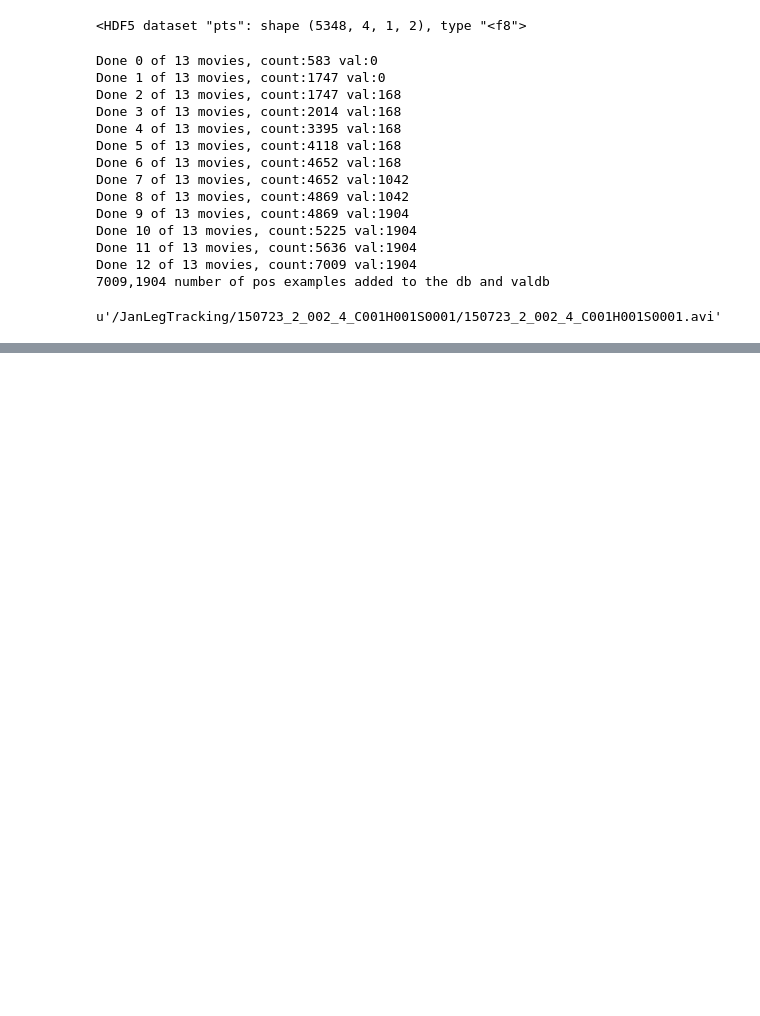
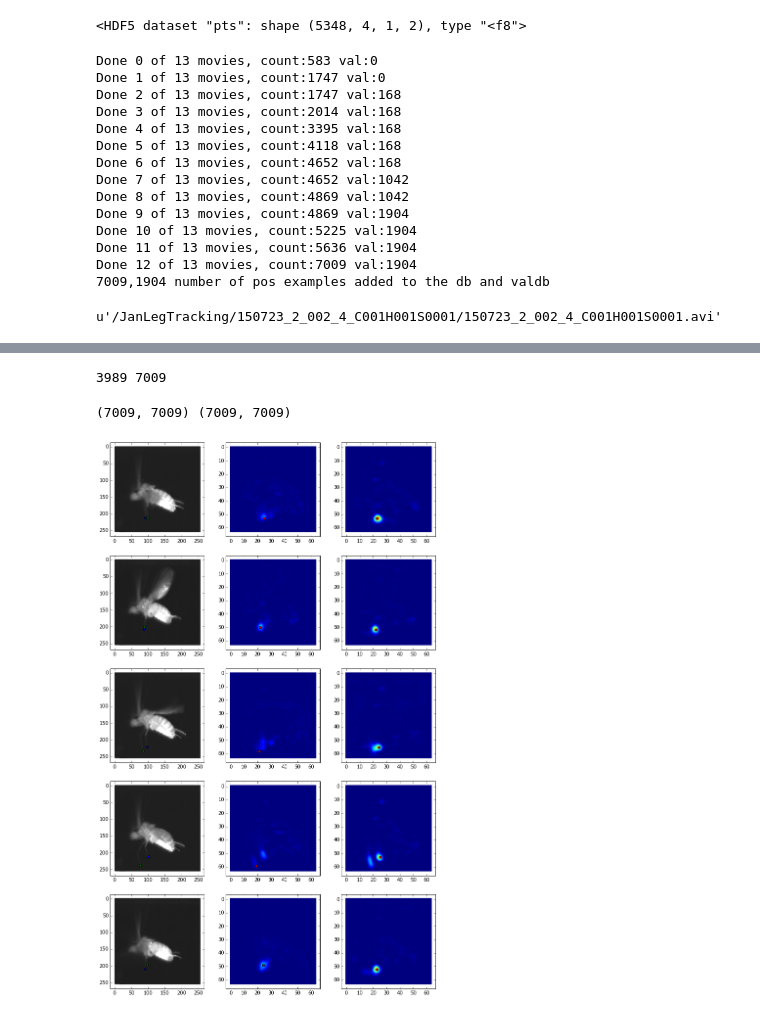
Before and after one commit to mkabra/poseTF, a Jupyter notebook: janLegCell.ipynb, the cells around one changed output, grey strips where cells are left out. Cells and saved outputs as stored; diff of their text form; code cells hidden in the pictures; blank space fills up the shorter version.

```diff
--- a/janLegCell.ipynb
+++ b/janLegCell.ipynb
@@ -64,0 +184,78 @@ import multiResData
+# %%
+p1 = 0
+tr = 0.5
+cur_pred_locs = tr_pred_locs
+cur_maxsc = tr_maxsc
+diff = (cur_pred_locs[:,:,:,0]-cur_pred_locs[:,:,:,1])**2
+dd = np.clip(np.sqrt(np.squeeze(np.apply_over_axes(np.sum,diff,[2,]))),0,500)
+# plt.scatter(dd[:,p1],cur_maxsc[:,p1],marker='.')
+print np.count_nonzero(cur_maxsc[:,p1]>tr),cur_maxsc.shape[0]
+# %% [output]
+3989 7009
+# %%
+from scipy.spatial import distance
+p1 = 0
+p2 = 1
+dmat = distance.pdist(tr_l7[:,:,p1],'cityblock')
+dmat = distance.squareform(dmat)
+dmatp2 = distance.cdist(tr_l7[:,:,p1],tr_l7[:,:,p2],'cityblock')
+print dmat.shape,dmatp2.shape
+# %% [output]
+(7009, 7009) (7009, 7009)
+# %%
+from IPython import display
+import time
+
+tr = -0.5
+nclosest = 4
+nr = 1 + nclosest
+nc = 3
+
+fig = plt.figure(figsize=(4*nc,4*nr))
+for ndx in range(13):
+    cur_pred_locs = tr_pred_locs
+    cur_maxsc = tr_maxsc
+    diff = (cur_pred_locs[:,:,:,0]-cur_pred_locs[:,:,:,1])**2
+    dd = np.clip(np.sqrt(np.squeeze(np.apply_over_axes(np.sum,diff,[2,]))),0,500)
+
+    # i_idx = np.where((dd[:,p1]>10) & (cur_maxsc[:,p1]>tr))[0]
+    i_idx = np.where(cur_maxsc[:,p1]<tr)[0]
+    # print i_idx
+    ndxx = i_idx[ndx]
+    print dd[ndxx,p1],cur_maxsc[ndxx,p1]
+    remp = np.setdiff1d(np.arange(conf.n_classes),p1)
+    fig.clf()
+    ax1 = fig.add_subplot(nr,nc,1)
+    ax1.imshow(tr_ims[ndxx,:,:],cmap='gray')
+    ax1.scatter(tr_pred_locs[ndxx,p1,0,1],tr_pred_locs[ndxx,p1,1,1],c='g')
+    ax1.scatter(tr_pred_locs[ndxx,p2,0,1],tr_pred_locs[ndxx,p2,1,1],c='b')
+    ax2 = fig.add_subplot(nr,nc,2)
+    ax2.imshow(tr_preds[ndxx,:,:,p1,0],cmap='jet',vmax=1.,vmin=-1.)
+    ax2.scatter(tr_pred_locs[ndxx,p1,0,1]/4,tr_pred_locs[ndxx,p1,1,1]/4,c='r')
+    ax2 = fig.add_subplot(nr,nc,3)
+    ax2.imshow(tr_preds[ndxx,:,:,p2,0],cmap='jet',vmax=1.,vmin=-1.)
+    ax2.scatter(tr_pred_locs[ndxx,p2,0,1]/4,tr_pred_locs[ndxx,p2,1,1]/4,c='r')
+
+    ord_tr = dmatp2[ndxx,:].argsort()
+    pstr = 'Ex:%d'%(ndxx)
+    for ii in range(nclosest):
+        id_tr = ord_tr[ii+1]
+        ax2 = fig.add_subplot(nr,nc,(ii+1)*nc+1)
+        ax2.imshow(tr_ims[id_tr,:,:], cmap='gray')
+        ax2.scatter(tr_pred_locs[id_tr,p1,0,1], tr_pred_locs[id_tr,p1,1,1],c='g')
+        remp = np.setdiff1d(np.arange(conf.n_classes),p1)
+        ax2.scatter(tr_pred_locs[id_tr,p2,0,1], tr_pred_locs[id_tr,p2,1,1],c='b')
+        ax2 = fig.add_subplot(nr,nc,(ii+1)*nc+2)
+        ax2.imshow(tr_preds[id_tr,:,:,p1,0], cmap='jet',vmax=1.,vmin=-1.)
+        ax2.scatter(tr_pred_locs[id_tr,p1,0,1]/4, tr_pred_locs[id_tr,p1,1,1]/4,c='r')
+        ax2 = fig.add_subplot(nr,nc,(ii+1)*nc+3)
+        ax2.imshow(tr_preds[id_tr,:,:,p2,0], cmap='jet',vmax=1.,vmin=-1.)
+        ax2.scatter(tr_pred_locs[id_tr,p2,0,1]/4, tr_pred_locs[id_tr,p2,1,1]/4,c='r')
+        pstr += ',%d'%(id_tr)
+
+    display.clear_output(wait=False)
+    display.display(fig)
+    a = raw_input('%s Press Enter to continue'%pstr)
+#     time.sleep(3.0)
+# %% [output]
+[figure, added]
```
Also changed, not shown: parts of 5 cells of this notebook, 4 other files.
